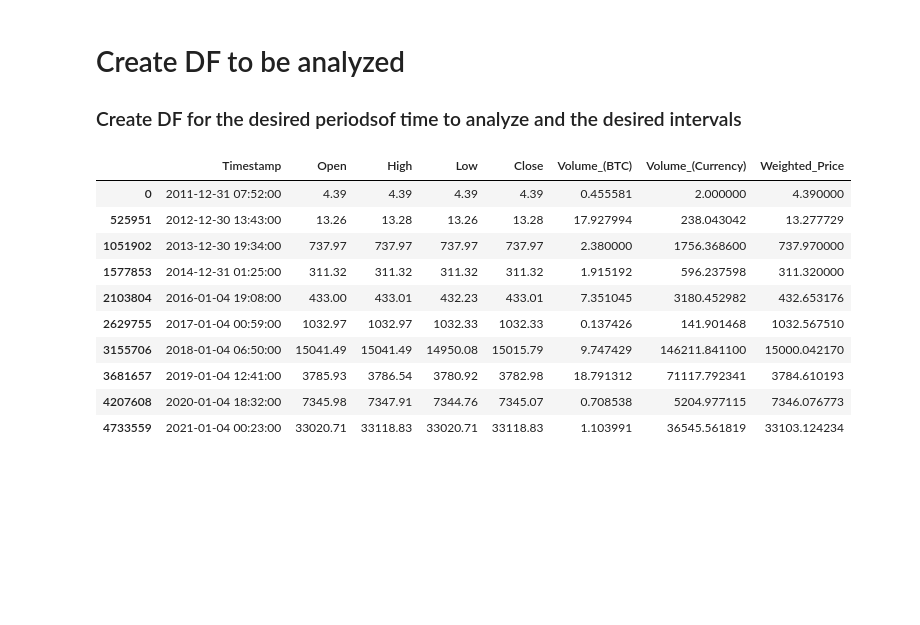
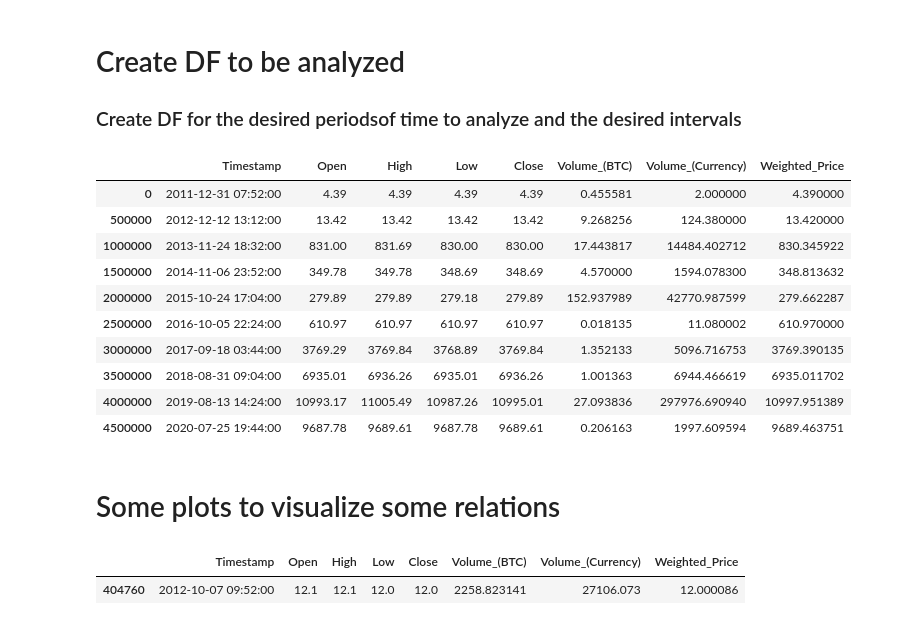
Before and after one commit to Tababy/BasicRecurrentNNforStockPrediction, a Jupyter notebook: RNN_StockPrediction.ipynb, the cells around one changed output. Saved outputs shown, nothing was run; the diff lists cells and outputs as text; code cells hidden in the pictures; blank space fills up the shorter version.

```diff
--- a/RNN_StockPrediction.ipynb
+++ b/RNN_StockPrediction.ipynb
@@ -143,17 +159,17 @@ df_nn = df.fillna(method='bfill') # as null means no change from previous value,
 # %%
-df_nn.iloc[::525951] # this will grab the value for 1 minute period for example
+df_nn.iloc[::500000] # this will grab the value for 1 minute period for example
 # %% [output]
 |  | Timestamp | Open | High | Low | Close | Volume_(BTC) | Volume_(Currency) | Weighted_Price |
 | 0 | 2011-12-31 07:52:00 | 4.39 | 4.39 | 4.39 | 4.39 | 0.455581 | 2.000000 | 4.390000 |
-| 525951 | 2012-12-30 13:43:00 | 13.26 | 13.28 | 13.26 | 13.28 | 17.927994 | 238.043042 | 13.277729 |
-| 1051902 | 2013-12-30 19:34:00 | 737.97 | 737.97 | 737.97 | 737.97 | 2.380000 | 1756.368600 | 737.970000 |
-| 1577853 | 2014-12-31 01:25:00 | 311.32 | 311.32 | 311.32 | 311.32 | 1.915192 | 596.237598 | 311.320000 |
-| 2103804 | 2016-01-04 19:08:00 | 433.00 | 433.01 | 432.23 | 433.01 | 7.351045 | 3180.452982 | 432.653176 |
-| 2629755 | 2017-01-04 00:59:00 | 1032.97 | 1032.97 | 1032.33 | 1032.33 | 0.137426 | 141.901468 | 1032.567510 |
-| 3155706 | 2018-01-04 06:50:00 | 15041.49 | 15041.49 | 14950.08 | 15015.79 | 9.747429 | 146211.841100 | 15000.042170 |
-| 3681657 | 2019-01-04 12:41:00 | 3785.93 | 3786.54 | 3780.92 | 3782.98 | 18.791312 | 71117.792341 | 3784.610193 |
-| 4207608 | 2020-01-04 18:32:00 | 7345.98 | 7347.91 | 7344.76 | 7345.07 | 0.708538 | 5204.977115 | 7346.076773 |
-| 4733559 | 2021-01-04 00:23:00 | 33020.71 | 33118.83 | 33020.71 | 33118.83 | 1.103991 | 36545.561819 | 33103.124234 |
+| 500000 | 2012-12-12 13:12:00 | 13.42 | 13.42 | 13.42 | 13.42 | 9.268256 | 124.380000 | 13.420000 |
+| 1000000 | 2013-11-24 18:32:00 | 831.00 | 831.69 | 830.00 | 830.00 | 17.443817 | 14484.402712 | 830.345922 |
+| 1500000 | 2014-11-06 23:52:00 | 349.78 | 349.78 | 348.69 | 348.69 | 4.570000 | 1594.078300 | 348.813632 |
+| 2000000 | 2015-10-24 17:04:00 | 279.89 | 279.89 | 279.18 | 279.89 | 152.937989 | 42770.987599 | 279.662287 |
+| 2500000 | 2016-10-05 22:24:00 | 610.97 | 610.97 | 610.97 | 610.97 | 0.018135 | 11.080002 | 610.970000 |
+| 3000000 | 2017-09-18 03:44:00 | 3769.29 | 3769.84 | 3768.89 | 3769.84 | 1.352133 | 5096.716753 | 3769.390135 |
+| 3500000 | 2018-08-31 09:04:00 | 6935.01 | 6936.26 | 6935.01 | 6936.26 | 1.001363 | 6944.466619 | 6935.011702 |
+| 4000000 | 2019-08-13 14:24:00 | 10993.17 | 11005.49 | 10987.26 | 10995.01 | 27.093836 | 297976.690940 | 10997.951389 |
+| 4500000 | 2020-07-25 19:44:00 | 9687.78 | 9689.61 | 9687.78 | 9689.61 | 0.206163 | 1997.609594 | 9689.463751 |
 # %%
 #Stating different intervals for the df form 1 minute to 1 year
 df_1min = df_nn
@@ -171,3 +187,10 @@ df_1m = df_nn.iloc[::43829]
 df_3m = df_nn.iloc[::131488]
 df_6m = df_nn.iloc[::262976]
 df_1y = df_nn.iloc[::525951]
+# %% [markdown]
+# Some plots to visualize some relations
+# %%
+df_1hour[df_1hour["Volume_(BTC)"]>1500]
+# %% [output]
+|  | Timestamp | Open | High | Low | Close | Volume_(BTC) | Volume_(Currency) | Weighted_Price |
+| 404760 | 2012-10-07 09:52:00 | 12.1 | 12.1 | 12.0 | 12.0 | 2258.823141 | 27106.073 | 12.000086 |
```
Also changed, not shown: parts of 17 cells of this notebook.
